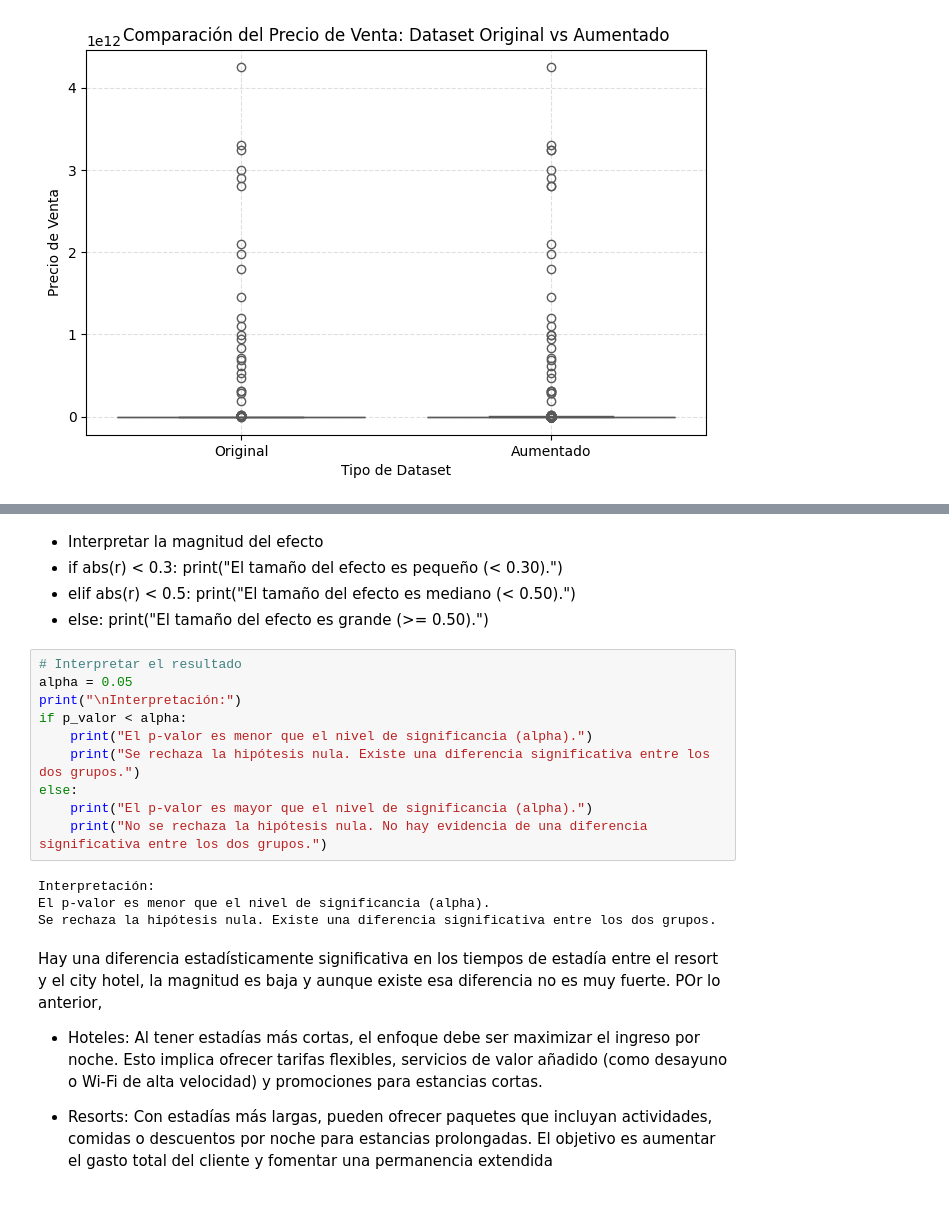
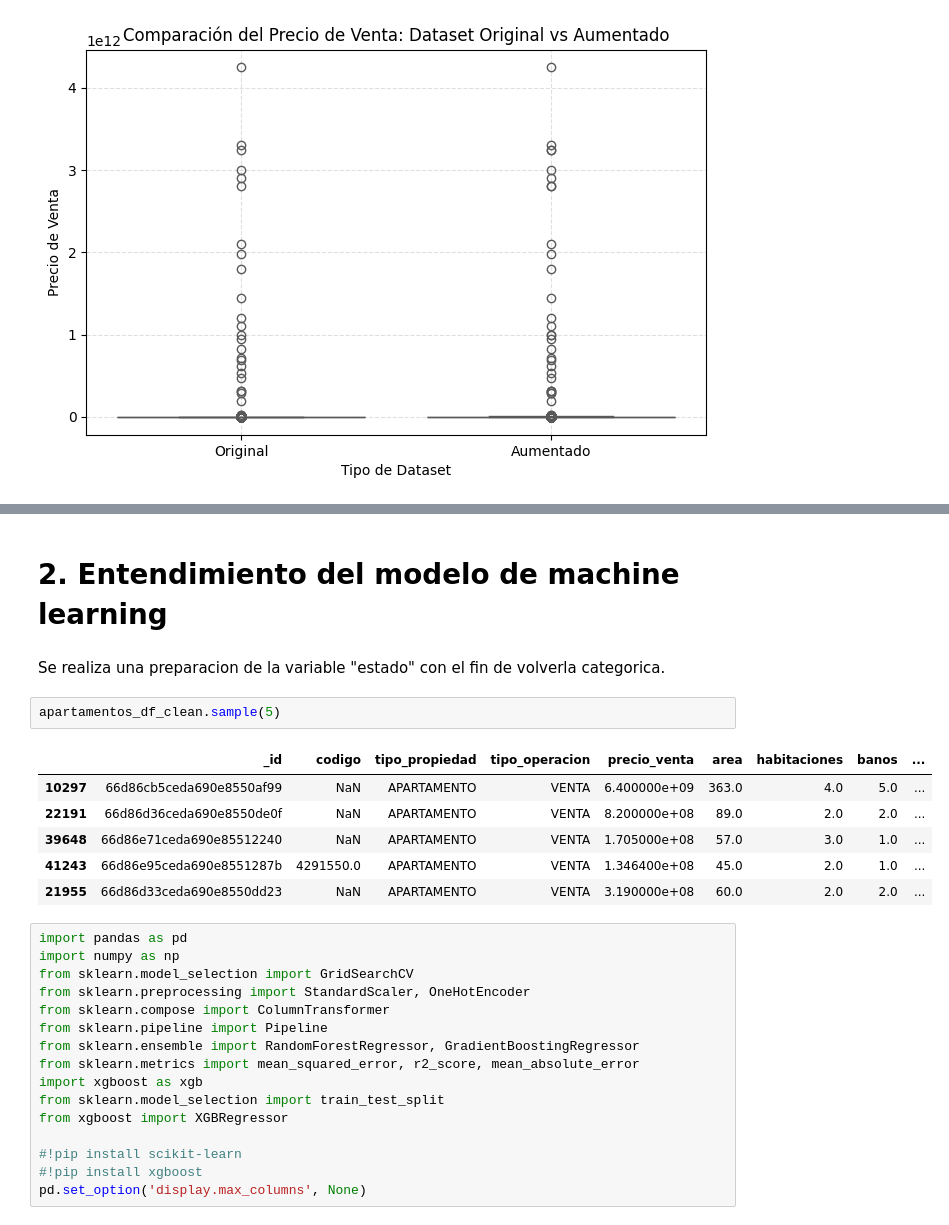
Before and after one commit to leodie1615/Taller2-Ciencia-Datos, a Jupyter notebook: taller2_final.ipynb, the cells around one changed output, grey strips where cells are left out. Cells and saved outputs as stored; diff of their text form.

```diff
--- a/taller2_final.ipynb
+++ b/taller2_final.ipynb
@@ -1092,28 +211,29 @@ print(r)
-# %% [markdown]
-- Interpretar la magnitud del efecto
-- if abs(r) < 0.3:
-    print("El tamaño del efecto es pequeño (< 0.30).")
-- elif abs(r) < 0.5:
-    print("El tamaño del efecto es mediano (< 0.50).")
-- else:
-    print("El tamaño del efecto es grande (>= 0.50).")
-# %%
-# Interpretar el resultado
-alpha = 0.05
-print("\nInterpretación:")
-if p_valor < alpha:
-    print("El p-valor es menor que el nivel de significancia (alpha).")
-    print("Se rechaza la hipótesis nula. Existe una diferencia significativa entre los dos grupos.")
-else:
-    print("El p-valor es mayor que el nivel de significancia (alpha).")
-    print("No se rechaza la hipótesis nula. No hay evidencia de una diferencia significativa entre los dos grupos.")
-# %% [output]
-Interpretación:
-El p-valor es menor que el nivel de significancia (alpha).
-Se rechaza la hipótesis nula. Existe una diferencia significativa entre los dos grupos.
-# %% [markdown]
-Hay una diferencia estadísticamente significativa en los tiempos de estadía entre el resort y el city hotel, la magnitud es baja y aunque existe esa diferencia no es muy fuerte. POr lo anterior,
-
-- Hoteles: Al tener estadías más cortas, el enfoque debe ser maximizar el ingreso por noche. Esto implica ofrecer tarifas flexibles, servicios de valor añadido (como desayuno o Wi-Fi de alta velocidad) y promociones para estancias cortas.
-
-- Resorts: Con estadías más largas, pueden ofrecer paquetes que incluyan actividades, comidas o descuentos por noche para estancias prolongadas. El objetivo es aumentar el gasto total del cliente y fomentar una permanencia extendida
+# %% [markdown]
+# 2. Entendimiento del modelo de machine learning
+# %% [markdown]
+Se realiza una preparacion de la variable "estado" con el fin de volverla categorica.
+# %%
+apartamentos_df_clean.sample(5)
+# %% [output]
+|  | _id | codigo | tipo_propiedad | tipo_operacion | precio_venta | area | habitaciones | banos | ... |
+| 10297 | 66d86cb5ceda690e8550af99 | NaN | APARTAMENTO | VENTA | 6.400000e+09 | 363.0 | 4.0 | 5.0 | ... |
+| 22191 | 66d86d36ceda690e8550de0f | NaN | APARTAMENTO | VENTA | 8.200000e+08 | 89.0 | 2.0 | 2.0 | ... |
+| 39648 | 66d86e71ceda690e85512240 | NaN | APARTAMENTO | VENTA | 1.705000e+08 | 57.0 | 3.0 | 1.0 | ... |
+| 41243 | 66d86e95ceda690e8551287b | 4291550.0 | APARTAMENTO | VENTA | 1.346400e+08 | 45.0 | 2.0 | 1.0 | ... |
+| 21955 | 66d86d33ceda690e8550dd23 | NaN | APARTAMENTO | VENTA | 3.190000e+08 | 60.0 | 2.0 | 2.0 | ... |
+# %%
+import pandas as pd
+import numpy as np
+from sklearn.model_selection import GridSearchCV
+from sklearn.preprocessing import StandardScaler, OneHotEncoder
+from sklearn.compose import ColumnTransformer
+from sklearn.pipeline import Pipeline
+from sklearn.ensemble import RandomForestRegressor, GradientBoostingRegressor
+from sklearn.metrics import mean_squared_error, r2_score, mean_absolute_error
+import xgboost as xgb
+from sklearn.model_selection import train_test_split
+from xgboost import XGBRegressor
+
+#!pip install scikit-learn
+#!pip install xgboost
+pd.set_option('display.max_columns', None)
```
Also changed, not shown: parts of 91 cells of this notebook.
